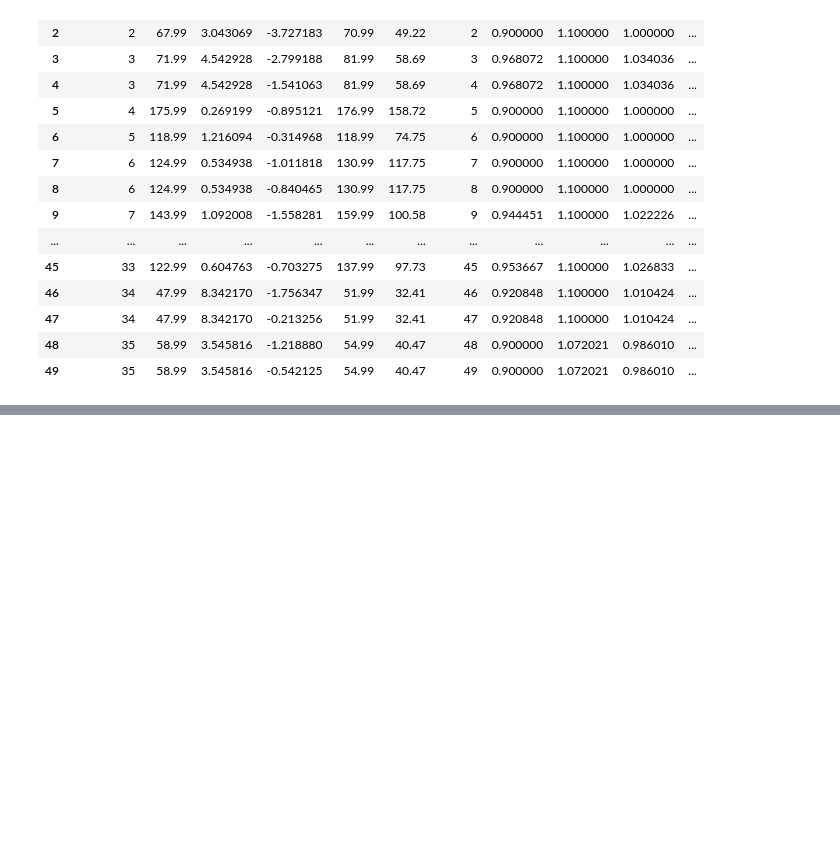
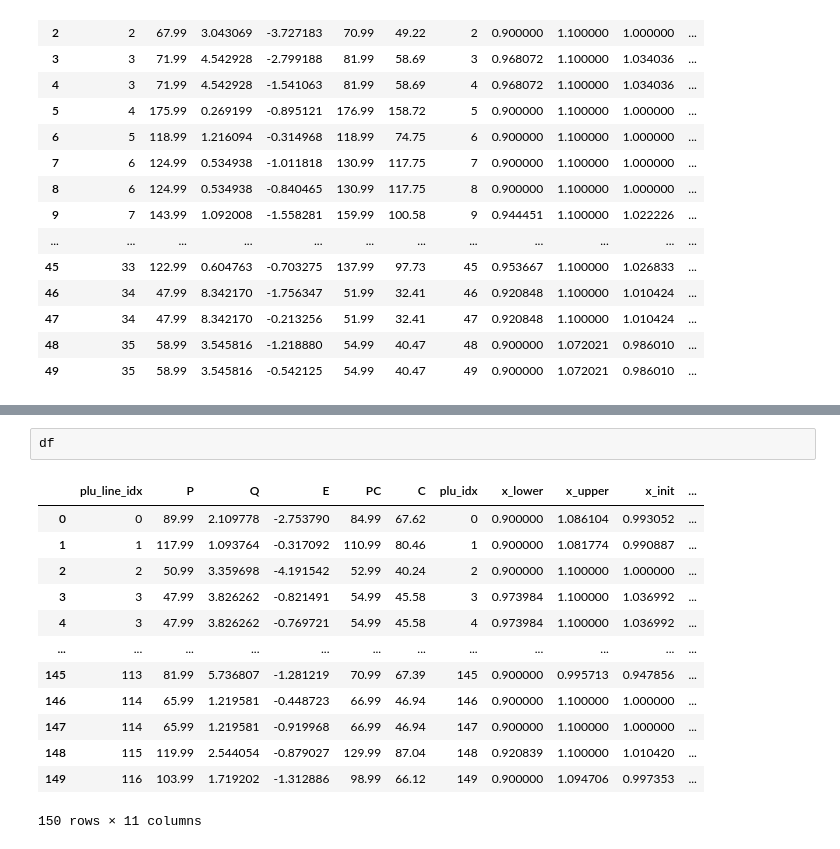
Before and after one commit to mbudylin/OptimizersArticle, a Jupyter notebook: optimizers_test.ipynb, the cells around one changed output, grey strips where cells are left out. Cells and saved outputs as stored; diff of their text form; blank space fills up the shorter version.

```diff
--- a/optimizers_test.ipynb
+++ b/optimizers_test.ipynb
@@ -343,0 +320,16 @@ res_1['data']
+# %%
+df
+# %% [output]
+|  | plu_line_idx | P | Q | E | PC | C | plu_idx | x_lower | x_upper | x_init | ... |
+| 0 | 0 | 89.99 | 2.109778 | -2.753790 | 84.99 | 67.62 | 0 | 0.900000 | 1.086104 | 0.993052 | ... |
+| 1 | 1 | 117.99 | 1.093764 | -0.317092 | 110.99 | 80.46 | 1 | 0.900000 | 1.081774 | 0.990887 | ... |
+| 2 | 2 | 50.99 | 3.359698 | -4.191542 | 52.99 | 40.24 | 2 | 0.900000 | 1.100000 | 1.000000 | ... |
+| 3 | 3 | 47.99 | 3.826262 | -0.821491 | 54.99 | 45.58 | 3 | 0.973984 | 1.100000 | 1.036992 | ... |
+| 4 | 3 | 47.99 | 3.826262 | -0.769721 | 54.99 | 45.58 | 4 | 0.973984 | 1.100000 | 1.036992 | ... |
+| ... | ... | ... | ... | ... | ... | ... | ... | ... | ... | ... | ... |
+| 145 | 113 | 81.99 | 5.736807 | -1.281219 | 70.99 | 67.39 | 145 | 0.900000 | 0.995713 | 0.947856 | ... |
+| 146 | 114 | 65.99 | 1.219581 | -0.448723 | 66.99 | 46.94 | 146 | 0.900000 | 1.100000 | 1.000000 | ... |
+| 147 | 114 | 65.99 | 1.219581 | -0.919968 | 66.99 | 46.94 | 147 | 0.900000 | 1.100000 | 1.000000 | ... |
+| 148 | 115 | 119.99 | 2.544054 | -0.879027 | 129.99 | 87.04 | 148 | 0.920839 | 1.100000 | 1.010420 | ... |
+| 149 | 116 | 103.99 | 1.719202 | -1.312886 | 98.99 | 66.12 | 149 | 0.900000 | 1.094706 | 0.997353 | ... |
+150 rows × 11 columns
```
Also changed, not shown: parts of 14 cells of this notebook, 1 other file.
